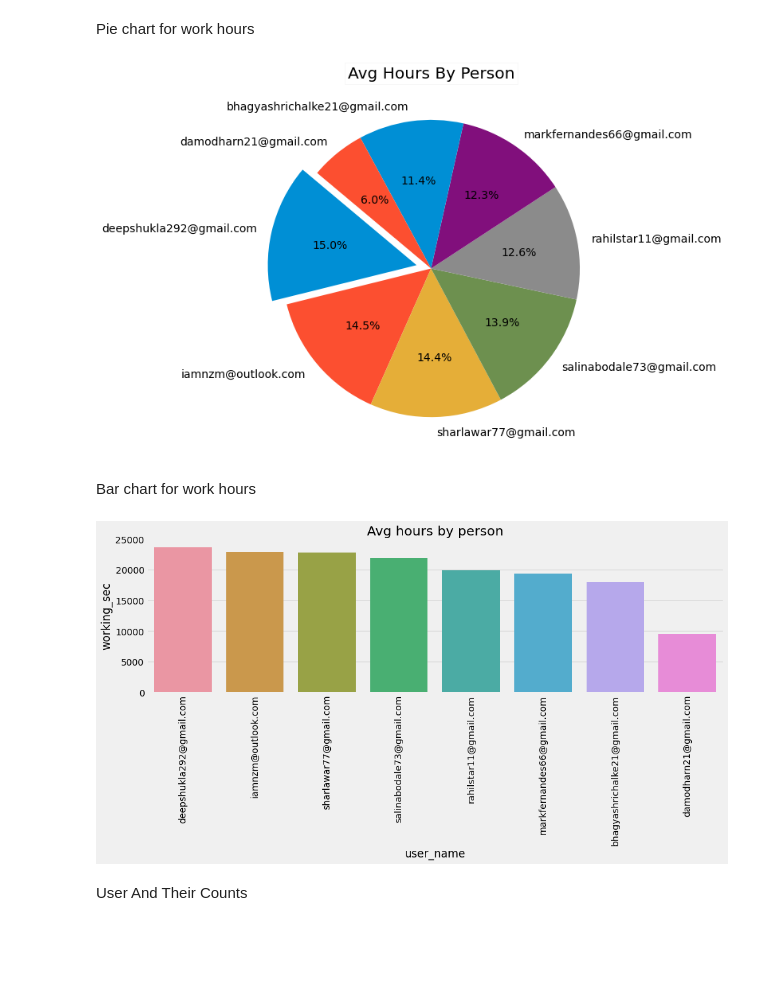
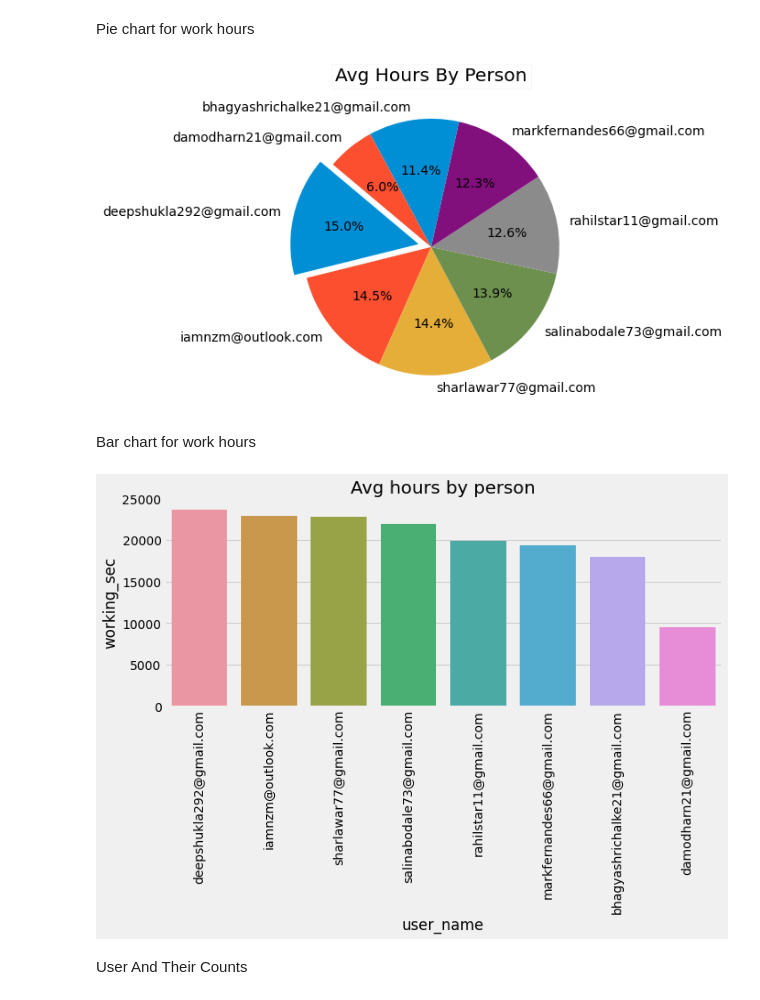
Before and after one commit to NAZIYA8/hive, a Jupyter notebook: cpu_log_data_task/cpudata.ipynb, the cells around one changed output. Drawn from its saved outputs; the diff is of its cells as text; code cells hidden in the pictures; blank space fills up the shorter version.

Commit message:
[Naziya]Refactor:figure size of the bar and pie plots

```diff
--- a/cpu_log_data_task/cpudata.ipynb
+++ b/cpu_log_data_task/cpudata.ipynb
@@ -131,22 +131,22 @@ work=highest_work_sec['working_sec']
 # %%
 try:
     plt.style.use("fivethirtyeight")
-    fig = plt.figure(figsize=(10,8))
+    fig = plt.figure(figsize=(6,6))
     fig.patch.set_facecolor('w')
     explode = (0.1, 0, 0, 0, 0, 0, 0, 0)
     plt.pie(work,labels=username,autopct='%1.1f%%',startangle=140,explode= explode)
     plt.title('Avg Hours By Person',bbox={'facecolor':'1', 'pad':4})
 
 except Exception as e:
     logger.error(e)
 # %% [output]
-[figure, old version]
+[figure, new version]
 # %% [markdown]
 Bar chart for work hours
 # %%
 try:
     df = highest_work_sec
-    plt.figure(figsize = (14,4))
+    plt.figure(figsize = (10,4))
     sns.barplot(x = 'user_name',y='working_sec',data = df)
     plt.title("Avg hours by person")
     plt.ylim(0,25000)
@@ -155,7 +155,7 @@ try:
 except Exception as e:
     logger.error(e)
 # %% [output]
-[figure, old version]
+[figure, new version]
 # %% [markdown]
 User And Their Counts
 # %%
```
Also changed, not shown: parts of 4 cells of this notebook.
